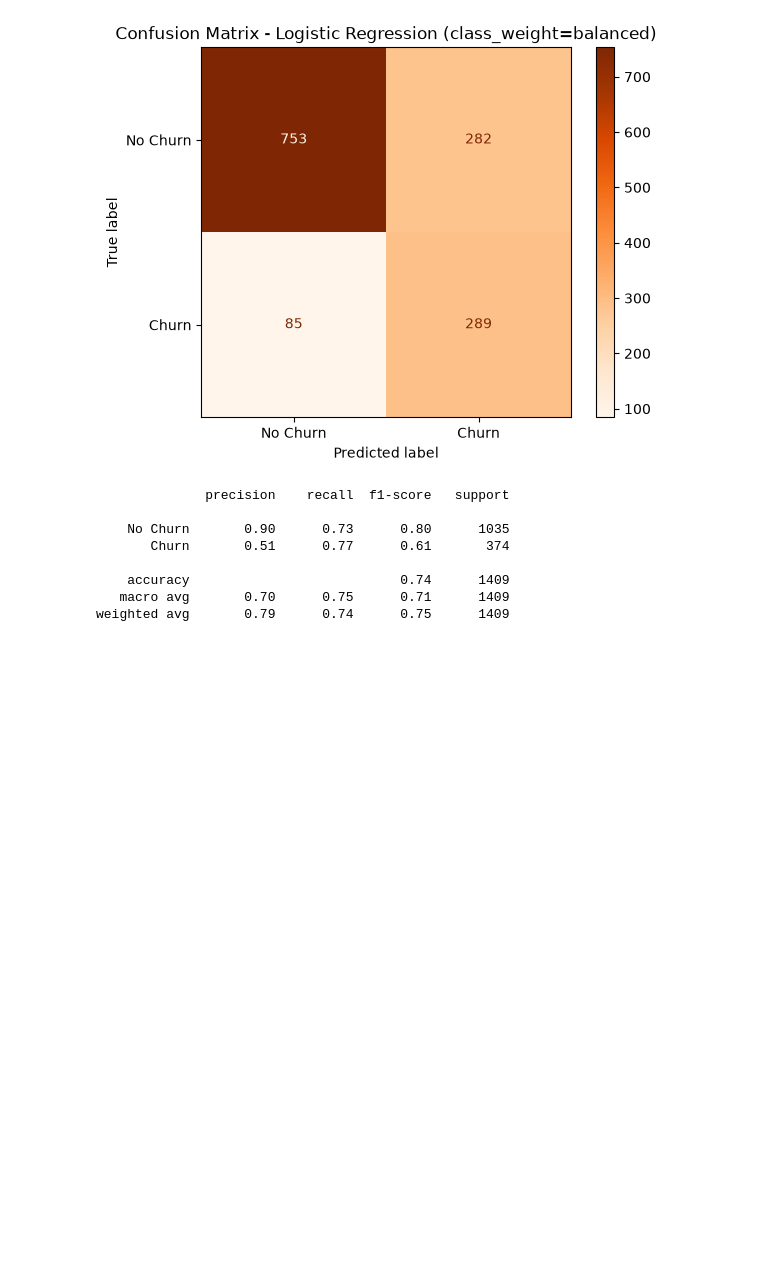
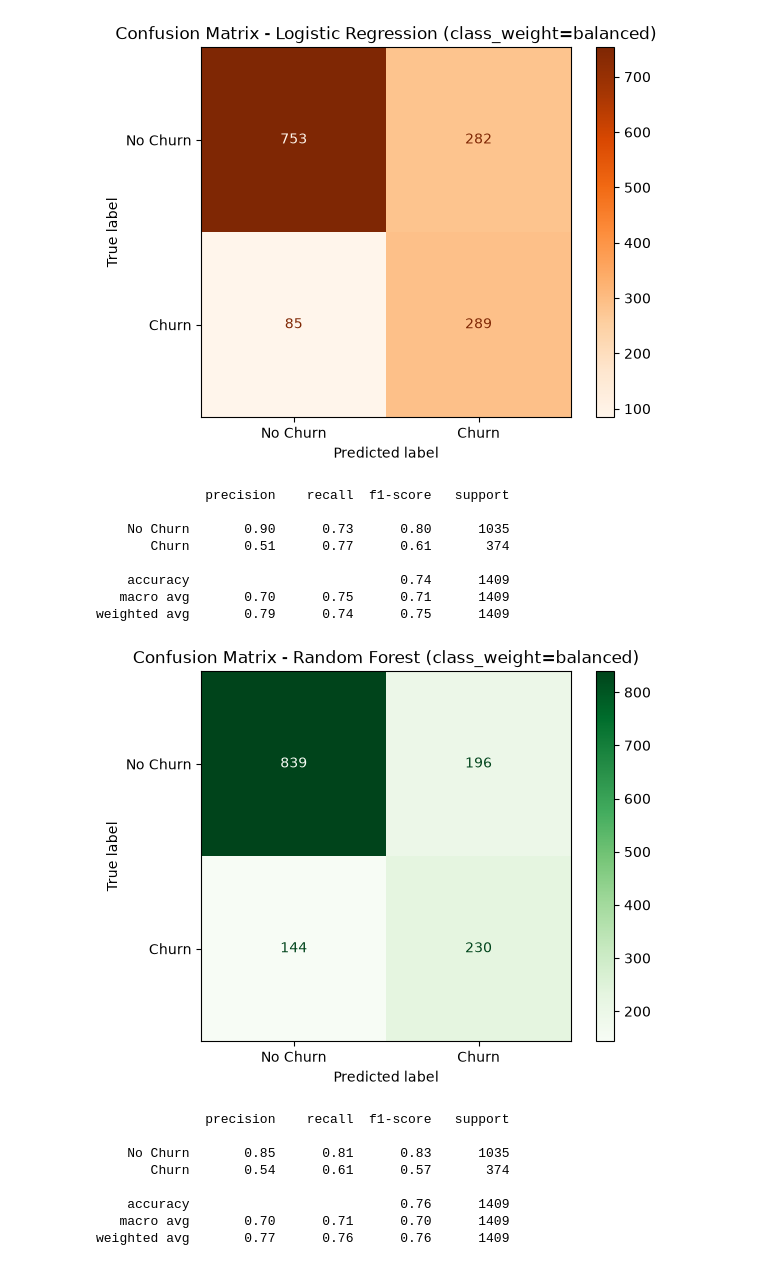
Before and after one commit to erk1ss/churn-prediction, a Jupyter notebook: eda.ipynb, the cells around one changed output. Drawn from its saved outputs; the diff is of its cells as text; code cells hidden in the pictures; blank space fills up the shorter version.

Commit message:
Train Random Forest, compare all 3 models, select final model (LogReg balanced)

```diff
--- a/eda.ipynb
+++ b/eda.ipynb
@@ -344,3 +344,28 @@ print(classification_report(y2_test, y2_pred_balanced, target_names=['No Churn',
     accuracy                           0.74      1409
    macro avg       0.70      0.75      0.71      1409
 weighted avg       0.79      0.74      0.75      1409
+# %%
+from sklearn.ensemble import RandomForestClassifier
+
+model_rf = RandomForestClassifier(n_estimators=100, random_state=42, class_weight='balanced')
+model_rf.fit(X2_train, y2_train)
+
+y2_pred_rf = model_rf.predict(X2_test)
+# %%
+cm_rf = confusion_matrix(y2_test, y2_pred_rf)
+disp_rf = ConfusionMatrixDisplay(confusion_matrix=cm_rf, display_labels=['No Churn', 'Churn'])
+disp_rf.plot(cmap='Greens')
+plt.title('Confusion Matrix - Random Forest (class_weight=balanced)')
+plt.show()
+
+print(classification_report(y2_test, y2_pred_rf, target_names=['No Churn', 'Churn']))
+# %% [output]
+[figure, added]
+              precision    recall  f1-score   support
+
+    No Churn       0.85      0.81      0.83      1035
+       Churn       0.54      0.61      0.57       374
+
+    accuracy                           0.76      1409
+   macro avg       0.70      0.71      0.70      1409
+weighted avg       0.77      0.76      0.76      1409
```
Also changed, not shown: 1 other file.
